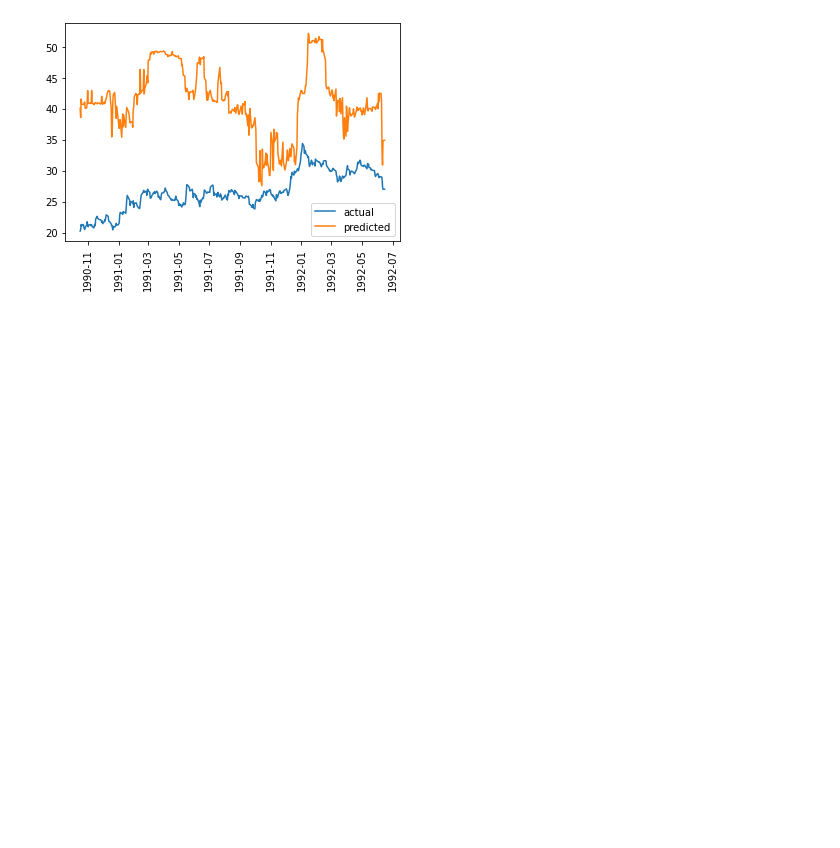
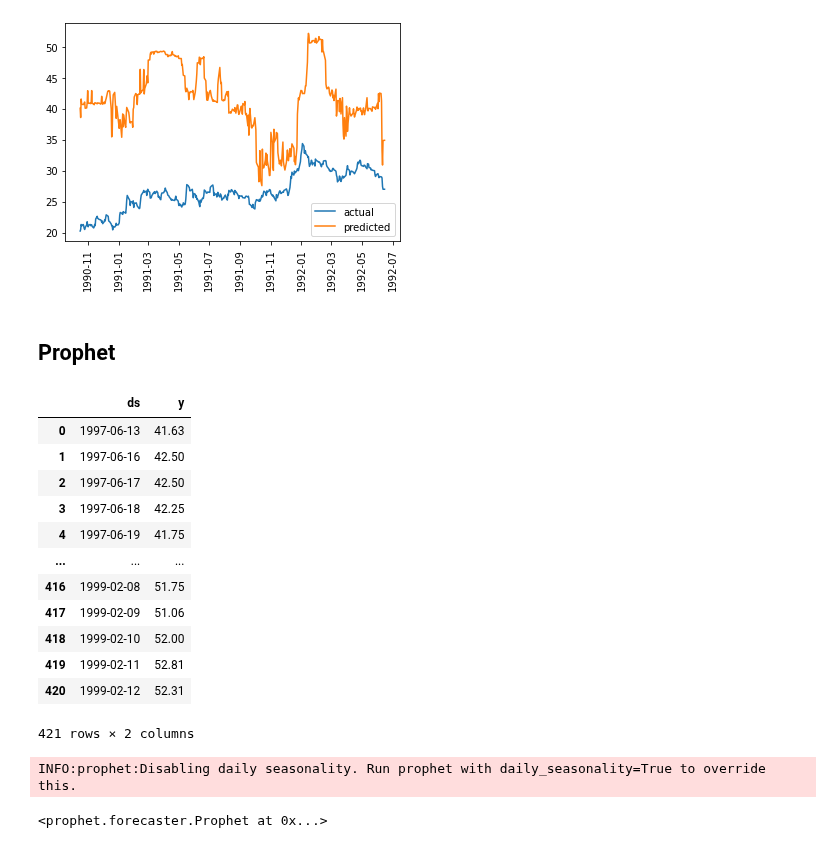
Before and after one commit to jeremylee73/differential-capital, a Jupyter notebook: Anjali.ipynb, the cells around one changed output. Saved outputs shown, nothing was run; the diff lists cells and outputs as text; code cells hidden in the pictures; blank space fills up the shorter version.

```diff
--- a/Anjali.ipynb
+++ b/Anjali.ipynb
@@ -87,12 +87,12 @@ X = stock1[feature_names]
 y = stock1[['10d_future_price']]
 # %%
 #Split data into train, test
-test_pct = 0.2
-test_size = int(test_pct * stock1.shape[0])
-X_train = X[test_size:]
-y_train = y[test_size:]
-X_test = X[:test_size]
-y_test = y[:test_size]
+train_pct = 0.8
+train_size = int(train_pct * stock1.shape[0])
+X_train = X[:train_size]
+y_train = y[:train_size]
+X_test = X[train_size:]
+y_test = y[train_size:]
 # %% [markdown]
 ## Random Forest
 # %%
@@ -397,3 +397,5 @@ plt.legend()
 # %% [output]
 <matplotlib.legend.Legend at 0x...>
 [figure]
+# %% [markdown]
+## Prophet
@@ -399,0 +411,19 @@ plt.legend()
+# %%
+pr_test.reset_index(inplace = True)
+pr_test.rename(columns = {'date': 'ds', 'Price': 'y'}, inplace = True)
+# %%
+pr_test
+# %% [output]
+|  | ds | y |
+| 0 | 1997-06-13 | 41.63 |
+| 1 | 1997-06-16 | 42.50 |
+| 2 | 1997-06-17 | 42.50 |
+| 3 | 1997-06-18 | 42.25 |
+| 4 | 1997-06-19 | 41.75 |
+| ... | ... | ... |
+| 416 | 1999-02-08 | 51.75 |
+| 417 | 1999-02-09 | 51.06 |
+| 418 | 1999-02-10 | 52.00 |
+| 419 | 1999-02-11 | 52.81 |
+| 420 | 1999-02-12 | 52.31 |
+421 rows × 2 columns
@@ -399,0 +432,5 @@ plt.legend()
+# %%
+pr.fit(pr_train)
+# %% [output]
+INFO:prophet:Disabling daily seasonality. Run prophet with daily_seasonality=True to override this.
+<prophet.forecaster.Prophet at 0x...>
```
Also changed, not shown: parts of 13 cells of this notebook.
